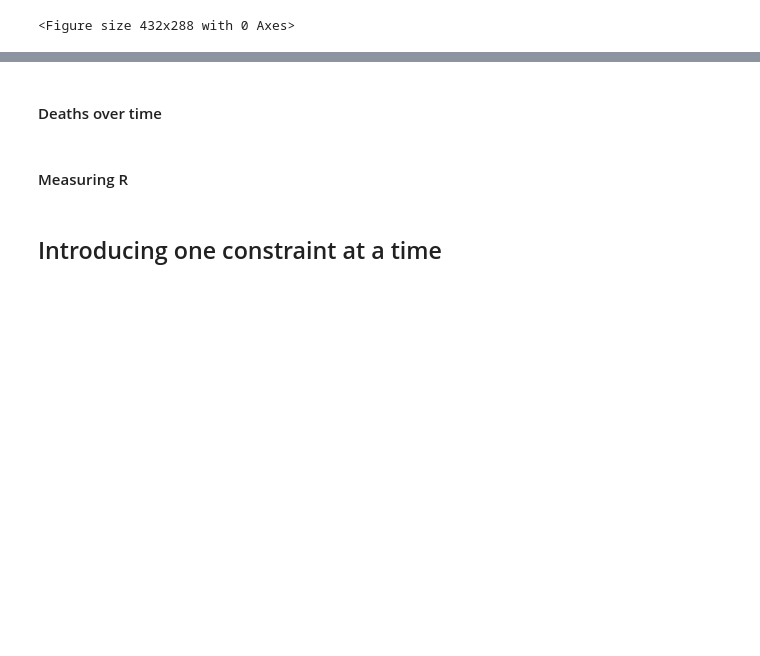
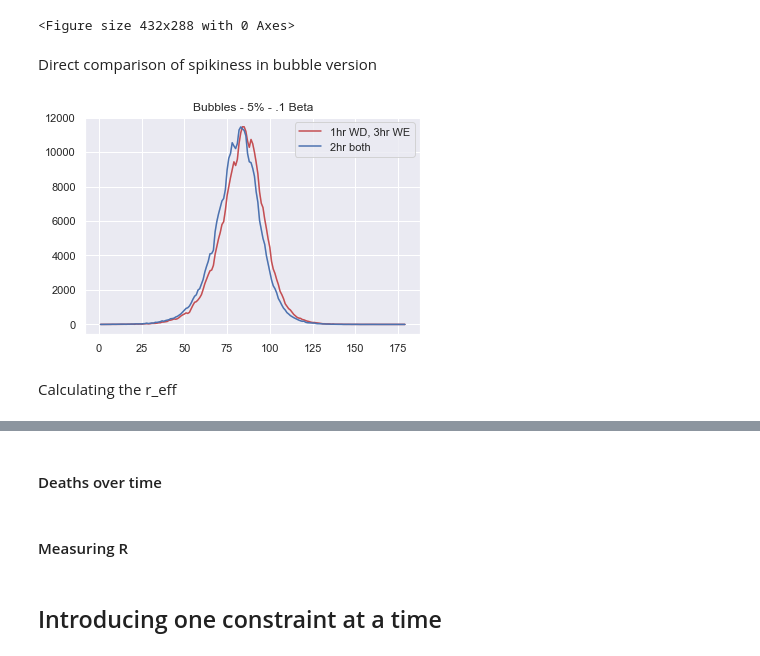
Before and after one commit to dime-worldbank/Disease-Modelling-SSA, a Jupyter notebook: notebooks/Verification of Model Functionality.ipynb, the cells around one changed output, grey strips where cells are left out. Drawn from its saved outputs; the diff is of its cells as text; code cells hidden in the pictures; blank space fills up the shorter version.

```diff
--- a/notebooks/Verification of Model Functionality.ipynb
+++ b/notebooks/Verification of Model Functionality.ipynb
@@ -124,3 +200,32 @@ plt.savefig(path + "comparisonOfCases.png", dpi=300)
 #plt.plot(line3["myTime"][1:], line3['myLine'][1:], 'r', label="Perfect Mixing - .30 Beta")
 # %% [output]
 <Figure size 432x288 with 0 Axes>
+# %% [markdown]
+Direct comparison of spikiness in bubble version
+# %%
+path = "/Users/swise/workspace/worldbank/Disease-Modelling-SSA/data/verification/output/"
+files = os.listdir(path)
+
+prefix = "exportBubblesOf30_0_"
+prefix2 = "testing_30bubbles_weekdayWeekendSame_"
+
+line1 = plotMetric(files, prefix, "0.1.txt", "metric_new_cases_sympt", 'r-', 0.15)
+line2 = plotMetric(files, prefix2, "0.1.txt", "metric_new_cases_sympt", 'b-', 0.15)
+#line4 = plotMetric(files, prefix, "0.05.txt", "metric_new_cases_sympt", 'y-', 0.15)
+#line3 = plotMetric(files, prefix, "0.1.txt", "metric_new_cases_sympt", 'g-', 0.15)
+#line5 = plotMetric(files, prefix2, "0.1.txt", "metric_new_cases_sympt", 'g', 0.15)
+#line6 = plotMetric(files, prefix2, "0.05.txt", "metric_new_cases_sympt", 'y', 0.15)
+
+plt.plot(line1["myTime"][1:], line1['myLine'][1:], 'r', label="1hr WD, 3hr WE")
+plt.plot(line2["myTime"][1:], line2['myLine'][1:], 'b', label="2hr both")
+#plt.plot(line2["myTime"][1:], line2['myLine'][1:], 'b', label="Perfect Mixing - .03 Beta")
+#plt.plot(line4["myTime"][1:], line4['myLine'][1:], 'y', label="Perfect Mixing - .05 Beta")
+#plt.plot(line3["myTime"][1:], line3['myLine'][1:], 'g', label="Perfect Mixing - .10 Beta")
+plt.title("Bubbles - 5% - .1 Beta")
+plt.legend()
+
+plt.savefig(path + "leisureTimeComparison.png", dpi=300)
+# %% [output]
+[figure, added]
+# %% [markdown]
+Calculating the r_eff
```
Also changed, not shown: parts of 15 cells of this notebook, 7 other files.
